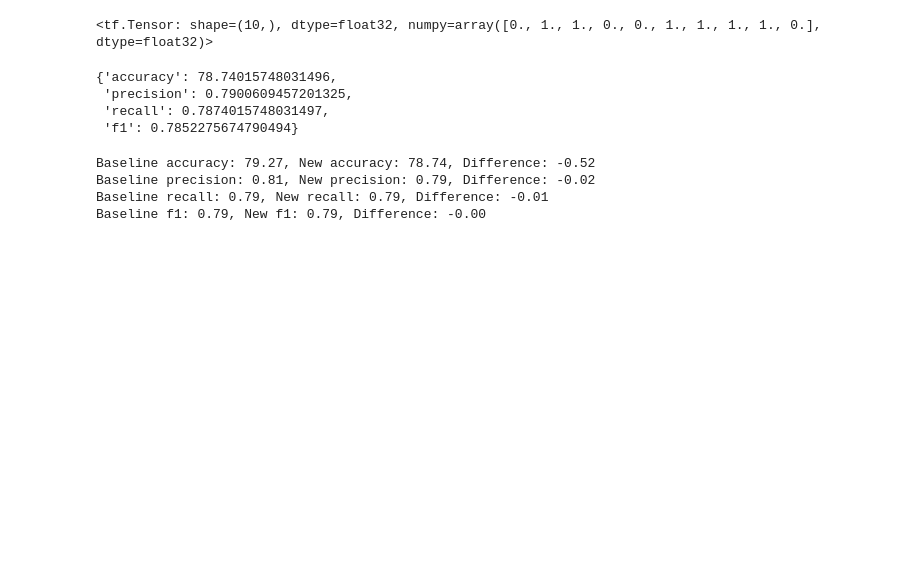
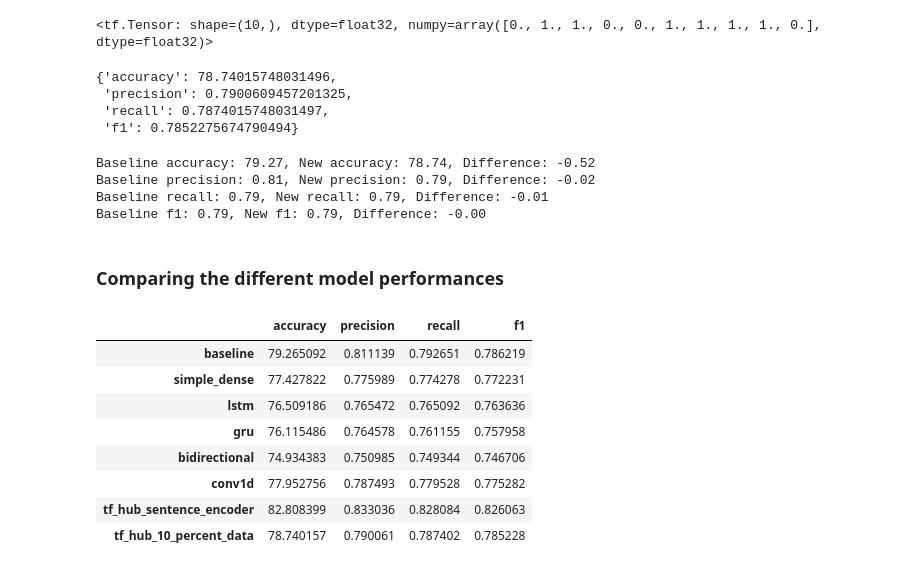
Before and after one commit to aakriti-dot/Disaster_Classifier, a Jupyter notebook: disaster.ipynb, the cells around one changed output. Cells and saved outputs as stored; diff of their text form; code cells hidden in the pictures; blank space fills up the shorter version.

```diff
--- a/disaster.ipynb
+++ b/disaster.ipynb
@@ -1526,3 +1526,27 @@ Baseline accuracy: 79.27, New accuracy: 78.74, Difference: -0.52
 Baseline precision: 0.81, New precision: 0.79, Difference: -0.02
 Baseline recall: 0.79, New recall: 0.79, Difference: -0.01
 Baseline f1: 0.79, New f1: 0.79, Difference: -0.00
+# %% [markdown]
+### Comparing the different model performances
+# %%
+# Combine model results into a DataFrame
+all_model_results = pd.DataFrame({"baseline": baseline_results,
+                                  "simple_dense": model_1_results,
+                                  "lstm": model_2_results,
+                                  "gru": model_3_results,
+                                  "bidirectional": model_4_results,
+                                  "conv1d": model_5_results,
+                                  "tf_hub_sentence_encoder": model_6_results,
+                                  "tf_hub_10_percent_data": model_7_results})
+all_model_results = all_model_results.transpose()
+all_model_results
+# %% [output]
+|  | accuracy | precision | recall | f1 |
+| baseline | 79.265092 | 0.811139 | 0.792651 | 0.786219 |
+| simple_dense | 77.427822 | 0.775989 | 0.774278 | 0.772231 |
+| lstm | 76.509186 | 0.765472 | 0.765092 | 0.763636 |
+| gru | 76.115486 | 0.764578 | 0.761155 | 0.757958 |
+| bidirectional | 74.934383 | 0.750985 | 0.749344 | 0.746706 |
+| conv1d | 77.952756 | 0.787493 | 0.779528 | 0.775282 |
+| tf_hub_sentence_encoder | 82.808399 | 0.833036 | 0.828084 | 0.826063 |
+| tf_hub_10_percent_data | 78.740157 | 0.790061 | 0.787402 | 0.785228 |
```
Also changed, not shown: parts of 2 cells of this notebook.
